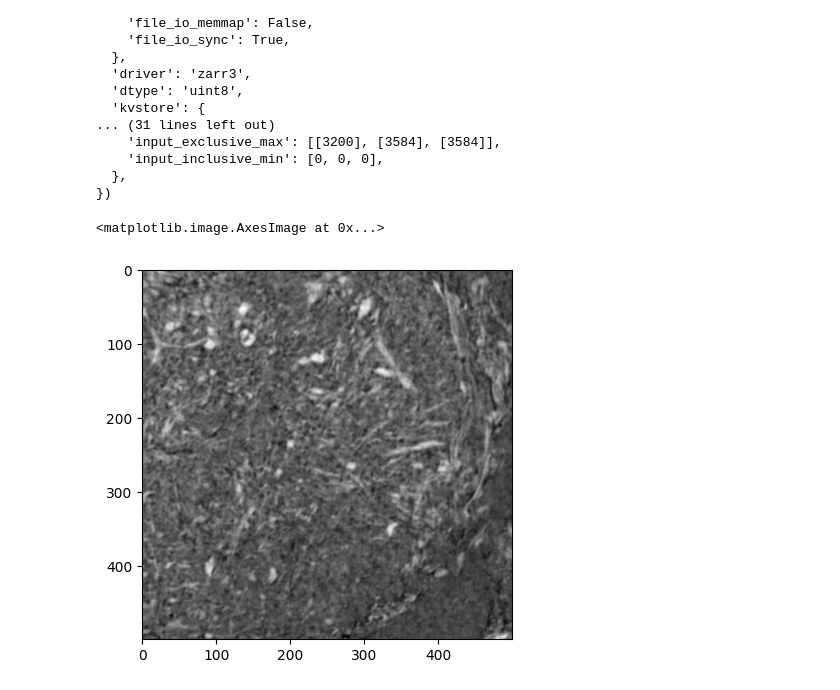
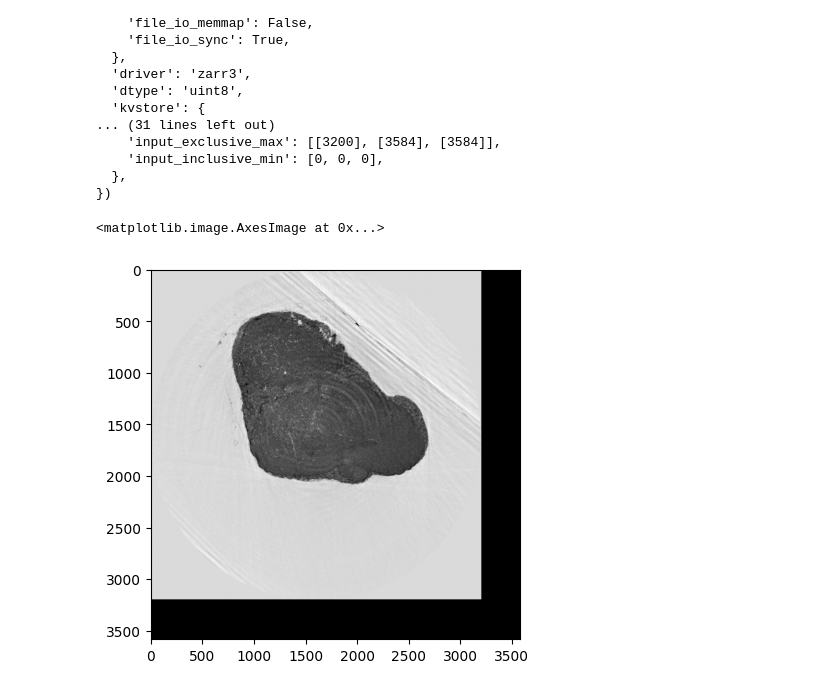
Before and after one commit to JaneliaSciComp/bossdb-convert, a Jupyter notebook: view.ipynb, the cells around one changed output. Cells and saved outputs as stored; diff of their text form; code cells hidden in the pictures.

```diff
--- a/view.ipynb
+++ b/view.ipynb
@@ -38,10 +39,9 @@ TensorStore({
   },
 })
 # %%
-slice = dataset[800, 1500:2000, 1500:2000]
+slice = dataset[2700, :, :]
 
-import matplotlib.pyplot as plt
 plt.imshow(slice, cmap='gray')
 # %% [output]
 <matplotlib.image.AxesImage at 0x...>
-[figure, old version]
+[figure, new version]
```
Also changed, not shown: parts of 3 cells of this notebook, 2 other files.
